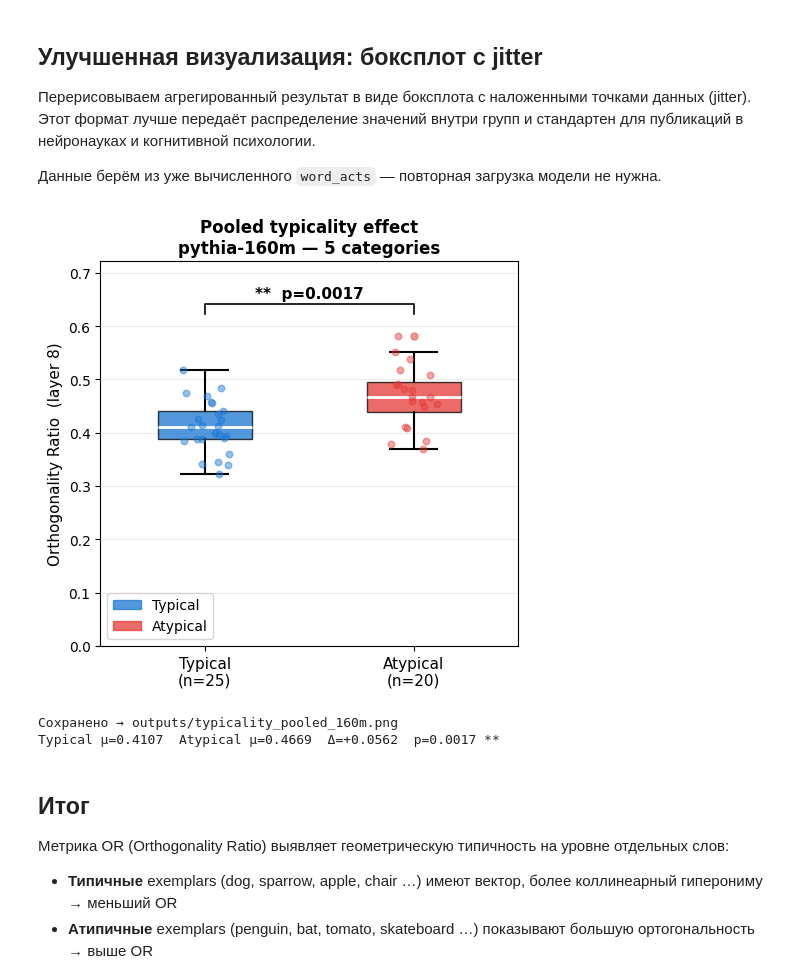
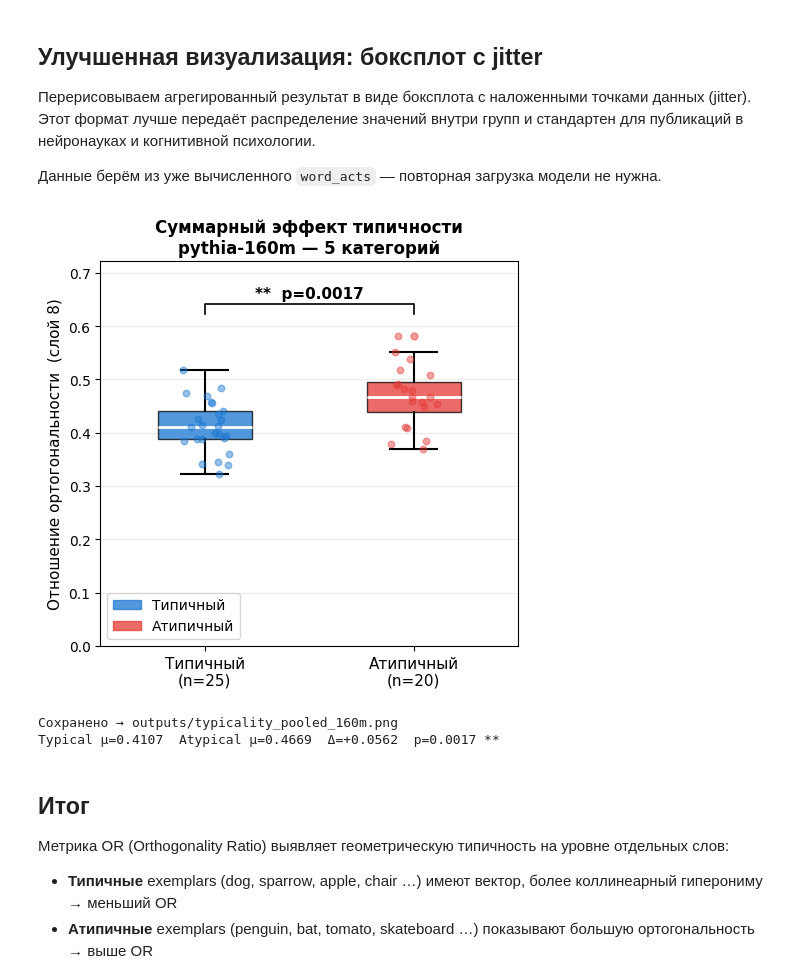
Before and after one commit to ajratik/pythia-semantic-hierarchies, a Jupyter notebook: 05_exp_6.ipynb, the cells around one changed output. Saved outputs shown, nothing was run; the diff lists cells and outputs as text; code cells hidden in the pictures.

```diff
--- a/05_exp_6.ipynb
+++ b/05_exp_6.ipynb
@@ -553,42 +550,42 @@ for flier, col in zip(bp["fliers"], [COL_TYP, COL_ATYP]):
 
 # Jitter поверх боксплота
 rng = np.random.default_rng(42)
 for pos, vals, col in [(1, typical_or_r, COL_TYP), (2, atypical_or_r, COL_ATYP)]:
     jitter = rng.uniform(-0.12, 0.12, size=len(vals))
     ax.scatter(pos + jitter, vals, color=col, alpha=0.45, s=22, zorder=3)
 
 # Скобка значимости
 y_top = max(typical_or_r.max(), atypical_or_r.max()) + 0.04
 ax.plot([1, 1, 2, 2], [y_top, y_top + 0.02, y_top + 0.02, y_top],
         color="black", linewidth=1.2)
 ax.text(1.5, y_top + 0.025,
         f"{sig_r}  p={pval_r:.4f}",
         ha="center", va="bottom", fontsize=11, fontweight="bold")
 
 n_typ  = len(typical_or_r)
 n_atyp = len(atypical_or_r)
 ax.set_xticks([1, 2])
-ax.set_xticklabels([f"Typical\n(n={n_typ})", f"Atypical\n(n={n_atyp})"], fontsize=11)
-ax.set_ylabel(f"Orthogonality Ratio  (layer {PEAK_LAYER})", fontsize=11)
-ax.set_title(f"Pooled typicality effect\n{MODEL_NAME} \u2014 5 categories",
+ax.set_xticklabels([f"Типичный\n(n={n_typ})", f"Атипичный\n(n={n_atyp})"], fontsize=11)
+ax.set_ylabel(f"Отношение ортогональности  (слой {PEAK_LAYER})", fontsize=11)
+ax.set_title(f"Суммарный эффект типичности\n{MODEL_NAME} — 5 категорий",
              fontweight="bold", fontsize=12)
 ax.set_ylim(0, y_top + 0.10)
 ax.grid(True, alpha=0.25, axis="y")
 
-handles = [mpatches.Patch(color=COL_TYP,  alpha=0.75, label="Typical"),
-           mpatches.Patch(color=COL_ATYP, alpha=0.75, label="Atypical")]
+handles = [mpatches.Patch(color=COL_TYP,  alpha=0.75, label="Типичный"),
+           mpatches.Patch(color=COL_ATYP, alpha=0.75, label="Атипичный")]
 ax.legend(handles=handles, fontsize=10)
 
 fig.tight_layout()
 path_replot = f"outputs/typicality_pooled_{SLUG}.png"
 fig.savefig(path_replot, dpi=150, bbox_inches="tight")
 plt.show()
 plt.close(fig)
-print(f"\u0421\u043e\u0445\u0440\u0430\u043d\u0435\u043d\u043e \u2192 {path_replot}")
-print(f"Typical \u03bc={typical_or_r.mean():.4f}  Atypical \u03bc={atypical_or_r.mean():.4f}"
-      f"  \u0394={atypical_or_r.mean()-typical_or_r.mean():+.4f}  p={pval_r:.4f} {sig_r}")
+print(f"Сохранено → {path_replot}")
+print(f"Typical μ={typical_or_r.mean():.4f}  Atypical μ={atypical_or_r.mean():.4f}"
+      f"  Δ={atypical_or_r.mean()-typical_or_r.mean():+.4f}  p={pval_r:.4f} {sig_r}")
 # %% [output]
-[figure, old version]
+[figure, new version]
 Сохранено → outputs/typicality_pooled_160m.png
 Typical μ=0.4107  Atypical μ=0.4669  Δ=+0.0562  p=0.0017 **
 # %% [markdown]
```
Also changed, not shown: parts of 2 cells of this notebook, 22 other files.
